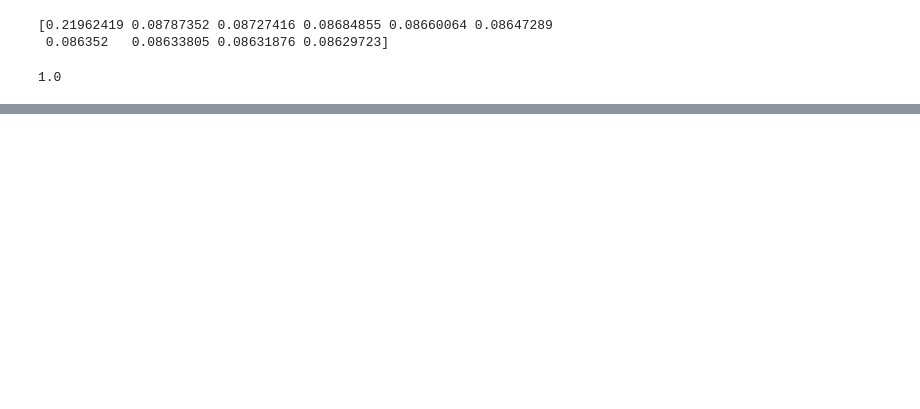
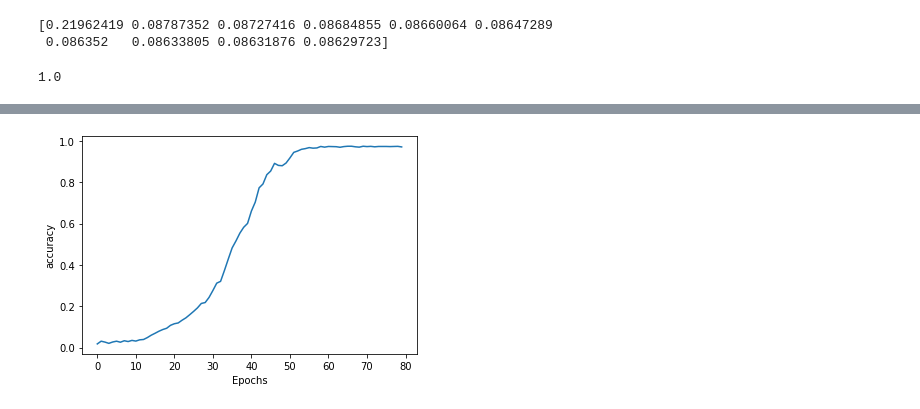
Before and after one commit to szymciem8/Poem-Generator-NLP, a Jupyter notebook: by_word.ipynb, the cells around one changed output, grey strips where cells are left out. Saved outputs shown, nothing was run; the diff lists cells and outputs as text; code cells hidden in the pictures; blank space fills up the shorter version.

```diff
--- a/by_word.ipynb
+++ b/by_word.ipynb
@@ -180,0 +246,8 @@ A kej pojemy i pośpiywomy, twarzy idzie śpiywo ich żyły sztyjc wcale kuje po
+# %%
+xs, ys, max_sequence_len = generate_dataset(corpus)
+# %%
+earlystoping = EarlyStopping(monitor='loss', min_delta=0, patience=10, verbose=0, mode='auto', restore_best_weights=True)
+checkpoint = ModelCheckpoint(filepath='checkpoints/feulliton_generator', save_weights_only=True)
+# %%
+feulliton_model = get_model(max_sequence_len)
+feulliton_model.summary()
@@ -180,0 +274,2 @@ A kej pojemy i pośpiywomy, twarzy idzie śpiywo ich żyły sztyjc wcale kuje po
+# %%
+history = feulliton_model.fit(xs, ys, epochs=80, callbacks=[earlystoping, checkpoint])
@@ -180,0 +294,4 @@ A kej pojemy i pośpiywomy, twarzy idzie śpiywo ich żyły sztyjc wcale kuje po
+# %%
+plot_graphs(history, 'accuracy')
+# %% [output]
+[figure, added]
```
Also changed, not shown: parts of 24 cells of this notebook, 9 other files.
